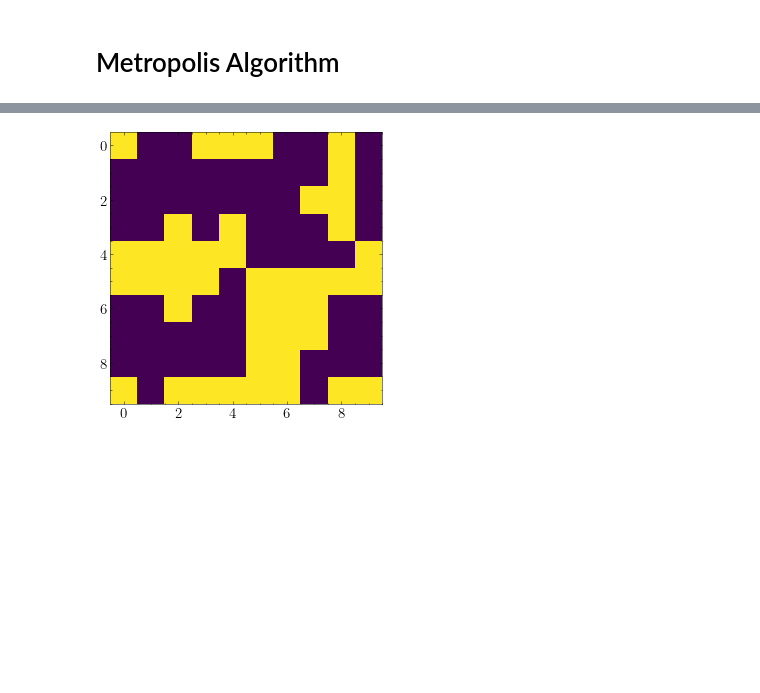
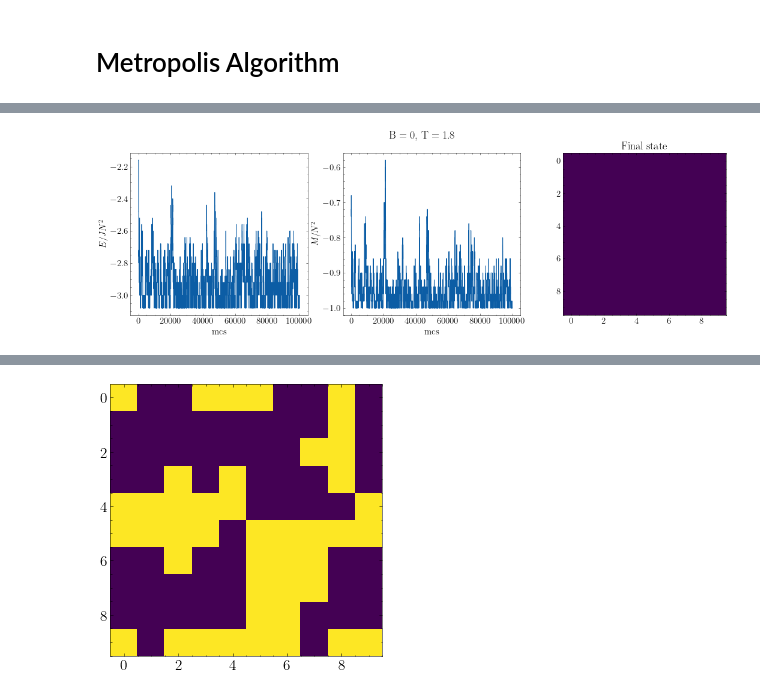
Before and after one commit to franklinzppa/fisica-computacional, a Jupyter notebook: Week 9 - Monte Carlo for Statistical Physics.ipynb, the cells around one changed output, grey strips where cells are left out. Cells and saved outputs as stored; diff of their text form; code cells hidden in the pictures; blank space fills up the shorter version.

```diff
--- a/Week 9 - Monte Carlo for Statistical Physics.ipynb
+++ b/Week 9 - Monte Carlo for Statistical Physics.ipynb
@@ -112 +133,32 @@ plt.show()
+# %%
+# 10x10 spins, controled initial state, B = 0, T = 1.8, 100000 mcs
+
+N = 10
+T = 1.8
+B = 0
+steps = 100000
+
+E_array, s_array = metropolis(s, N, T, B, steps)
+
+plt.figure(figsize=(18,5))
+
+plt.subplot(1,3,1)
+plt.plot(E_array/N**2)
+plt.xlabel('mcs')
+plt.ylabel('$E/JN^2$')
+
+plt.subplot(1,3,2)
+plt.plot(s_array/N**2)
+plt.xlabel('mcs')
+plt.ylabel('$M/N^2$')
+
+plt.subplot(1,3,3)
+plt.imshow(s)
+plt.title('Final state')
+
+plt.suptitle('B = 0, T = 1.8')
+
+plt.show()
+# %% [output]
+[figure, added]
 # %%
```
Also changed, not shown: parts of 13 cells of this notebook.
